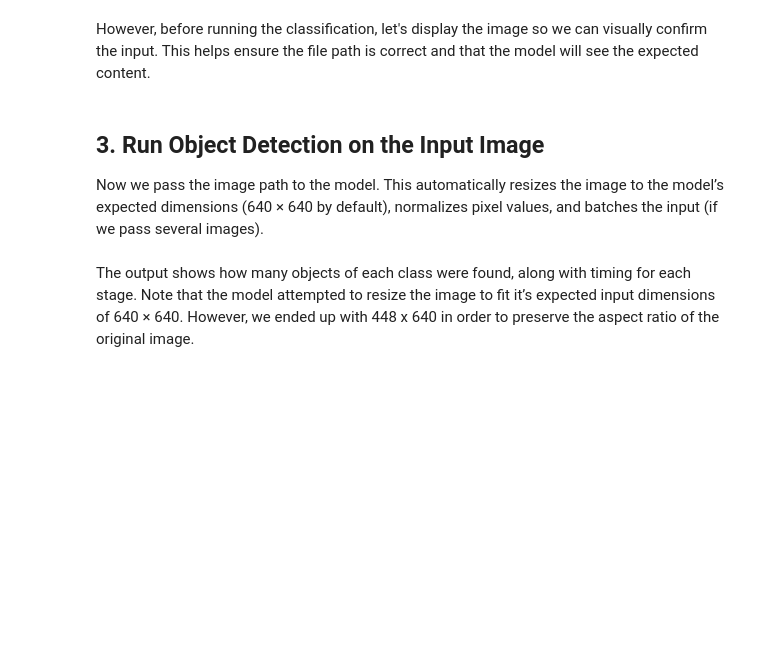
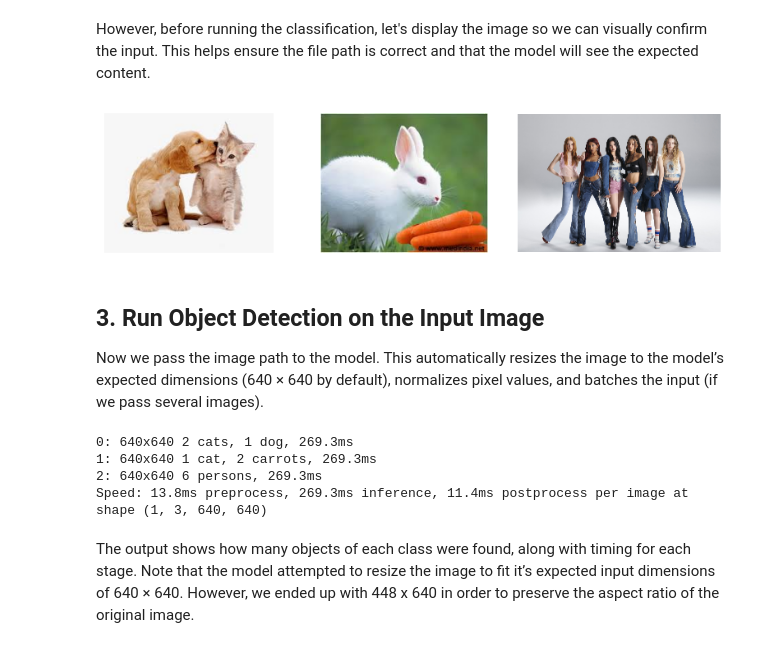
Before and after one commit to sakshigorkhali/CNN_classification, a Jupyter notebook: 05_04b.ipynb, the cells around one changed output. Cells and saved outputs as stored; diff of their text form; code cells hidden in the pictures; blank space fills up the shorter version.

```diff
--- a/05_04b.ipynb
+++ b/05_04b.ipynb
@@ -28,11 +53,34 @@ The model is now ready for object detection. We can choose other available model
 # %% [markdown]
 ## 2. Specify the Input Image
 Next, we define the path to the image file we want to process.
+# %%
+image_path =['trialpic.jpeg', 'trial2.jpeg', 'trial3.jpg']
 # %% [markdown]
 However, before running the classification, let's display the image so we can visually confirm the input. This helps ensure the file path is correct and that the model will see the expected content.
+# %%
+from PIL import Image
+import matplotlib.pyplot as plt
+
+fig, axes = plt.subplots(1, len(image_path), figsize=(8, 2))
+for ax, path in zip(axes, image_path):
+    img = Image.open(path)
+    ax.imshow(img)
+    ax.axis('off')
+
+plt.tight_layout()
+plt.show()
+# %% [output]
+[figure, added]
 # %% [markdown]
 ## 3. Run Object Detection on the Input Image
 Now we pass the image path to the model. This automatically resizes the image to the model’s expected dimensions (640 × 640 by default), normalizes pixel values, and batches the input (if we pass several images).
+# %%
+results = model(image_path)
+# %% [output]
+0: 640x640 2 cats, 1 dog, 269.3ms
+1: 640x640 1 cat, 2 carrots, 269.3ms
+2: 640x640 6 persons, 269.3ms
+Speed: 13.8ms preprocess, 269.3ms inference, 11.4ms postprocess per image at shape (1, 3, 640, 640)
 # %% [markdown]
 The output shows how many objects of each class were found, along with timing for each stage. Note that the model attempted to resize the image to fit it’s expected input dimensions of 640 × 640. However, we ended up with 448 x 640 in order to preserve the aspect ratio of the original image.
 # %% [markdown]
```
Also changed, not shown: parts of 4 cells of this notebook.
